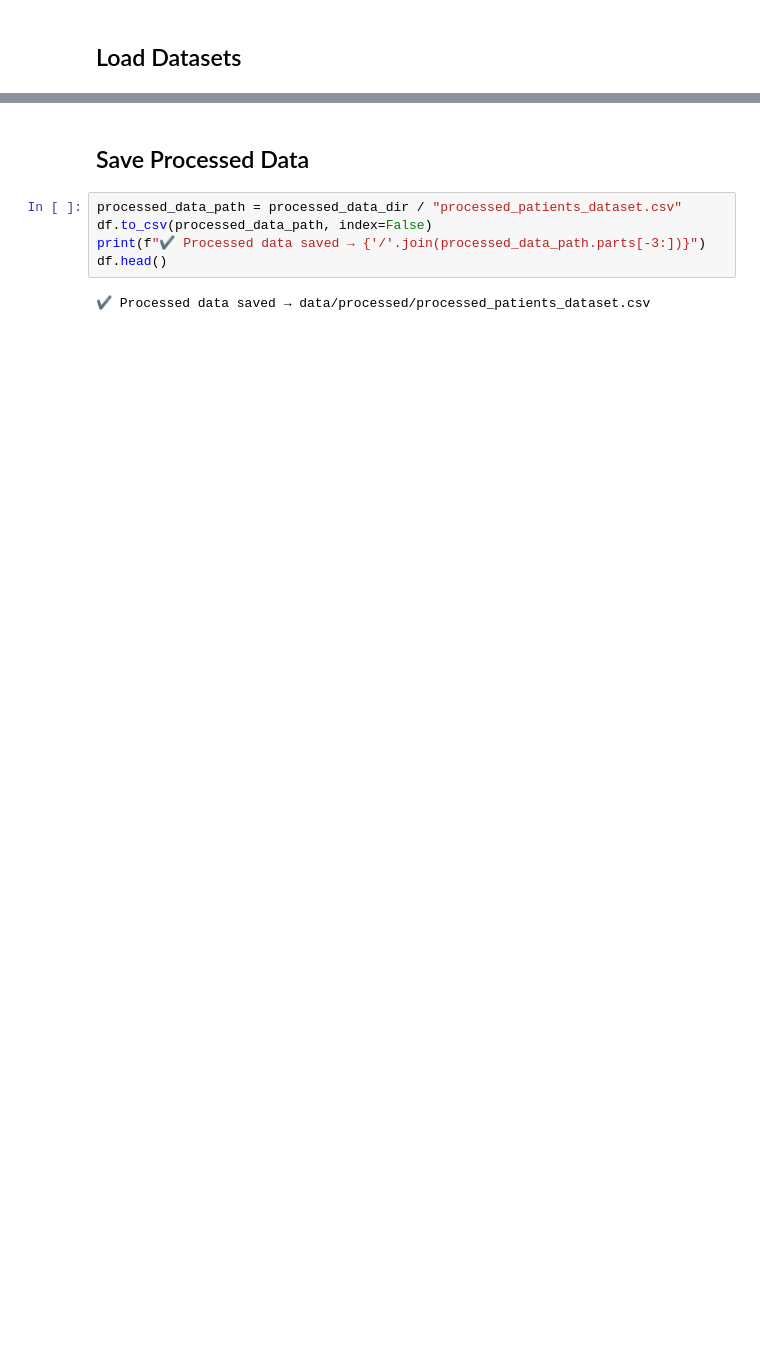
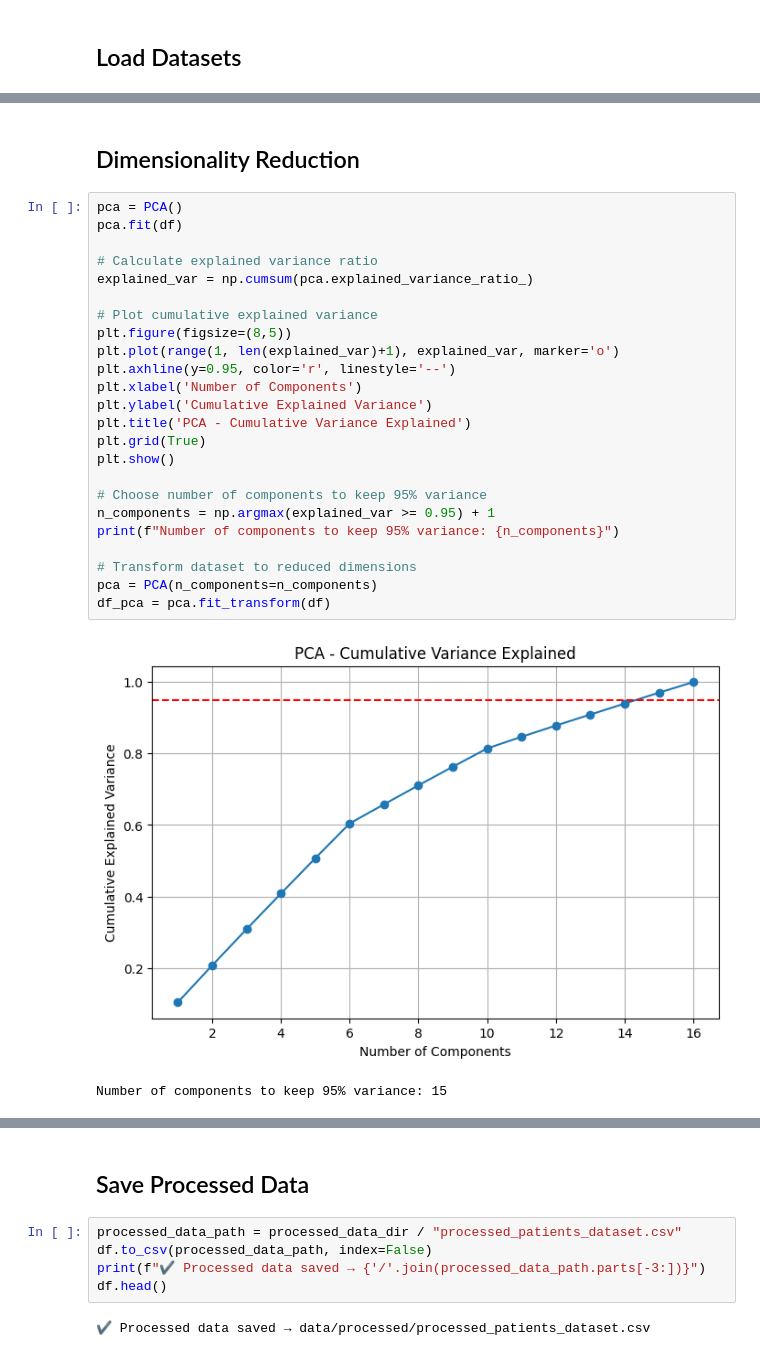
Before and after one commit to YassienTawfikk/MediCluster, a Jupyter notebook: notebooks/01_data_setup.ipynb, the cells around one changed output, grey strips where cells are left out. Saved outputs shown, nothing was run; the diff lists cells and outputs as text; blank space fills up the shorter version.

```diff
--- a/notebooks/01_data_setup.ipynb
+++ b/notebooks/01_data_setup.ipynb
@@ -128,0 +186,29 @@ df.drop(columns=['smoking_status'], inplace=True)
+# %% [markdown]
+## Dimensionality Reduction
+# %%
+pca = PCA()
+pca.fit(df)
+
+# Calculate explained variance ratio
+explained_var = np.cumsum(pca.explained_variance_ratio_)
+
+# Plot cumulative explained variance
+plt.figure(figsize=(8,5))
+plt.plot(range(1, len(explained_var)+1), explained_var, marker='o')
+plt.axhline(y=0.95, color='r', linestyle='--')
+plt.xlabel('Number of Components')
+plt.ylabel('Cumulative Explained Variance')
+plt.title('PCA - Cumulative Variance Explained')
+plt.grid(True)
+plt.show()
+
+# Choose number of components to keep 95% variance
+n_components = np.argmax(explained_var >= 0.95) + 1
+print(f"Number of components to keep 95% variance: {n_components}")
+
+# Transform dataset to reduced dimensions
+pca = PCA(n_components=n_components)
+df_pca = pca.fit_transform(df)
+# %% [output]
+[figure, added]
+Number of components to keep 95% variance: 15
```
Also changed, not shown: parts of 23 cells of this notebook.
